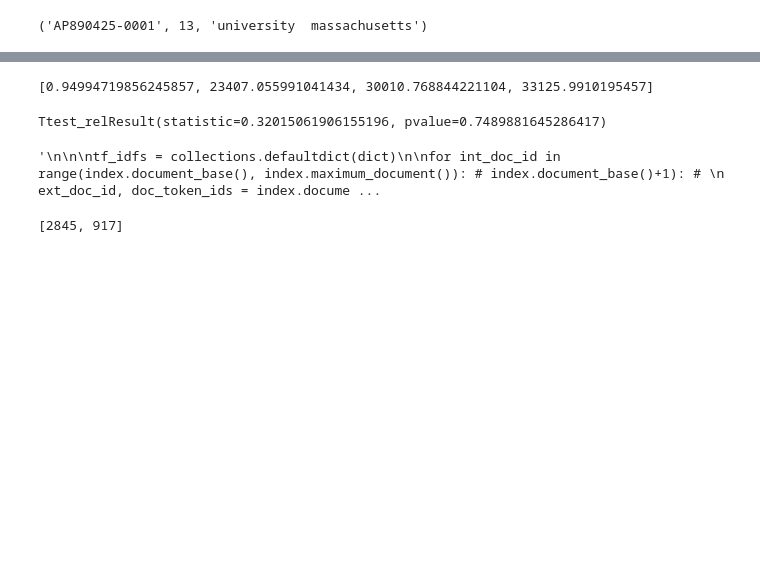
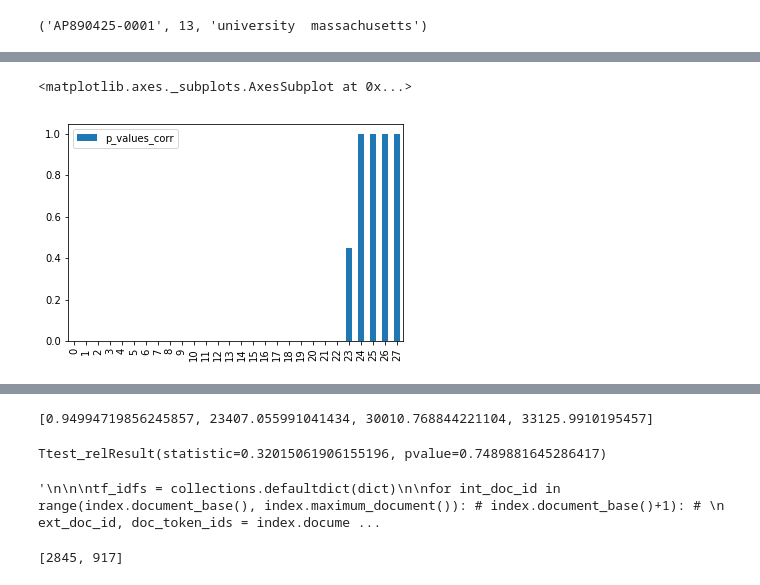
Before and after one commit to jo812568/ds-uva, a Jupyter notebook: Searching for Unstructured and Structured Data/hw1.ipynb, the cells around one changed output, grey strips where cells are left out. Saved outputs shown, nothing was run; the diff lists cells and outputs as text; code cells hidden in the pictures; blank space fills up the shorter version.

```diff
--- a/Searching for Unstructured and Structured Data/hw1.ipynb
+++ b/Searching for Unstructured and Structured Data/hw1.ipynb
@@ -628,0 +731,5 @@ len(scores)
+# %%
+p_values[['models_compared', 'p_values_corr']].plot(kind='bar')
+# %% [output]
+<matplotlib.axes._subplots.AxesSubplot at 0x...>
+[figure, added]
```
Also changed, not shown: parts of 32 cells of this notebook.
